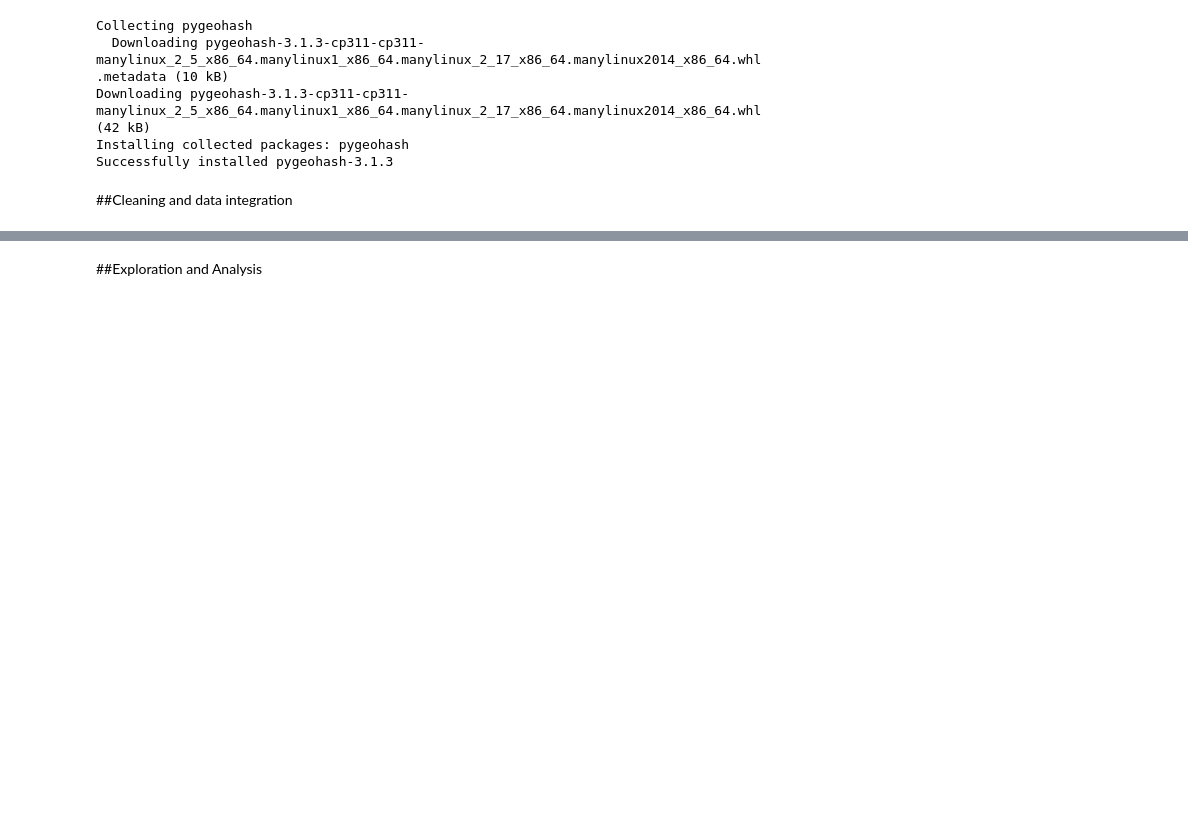
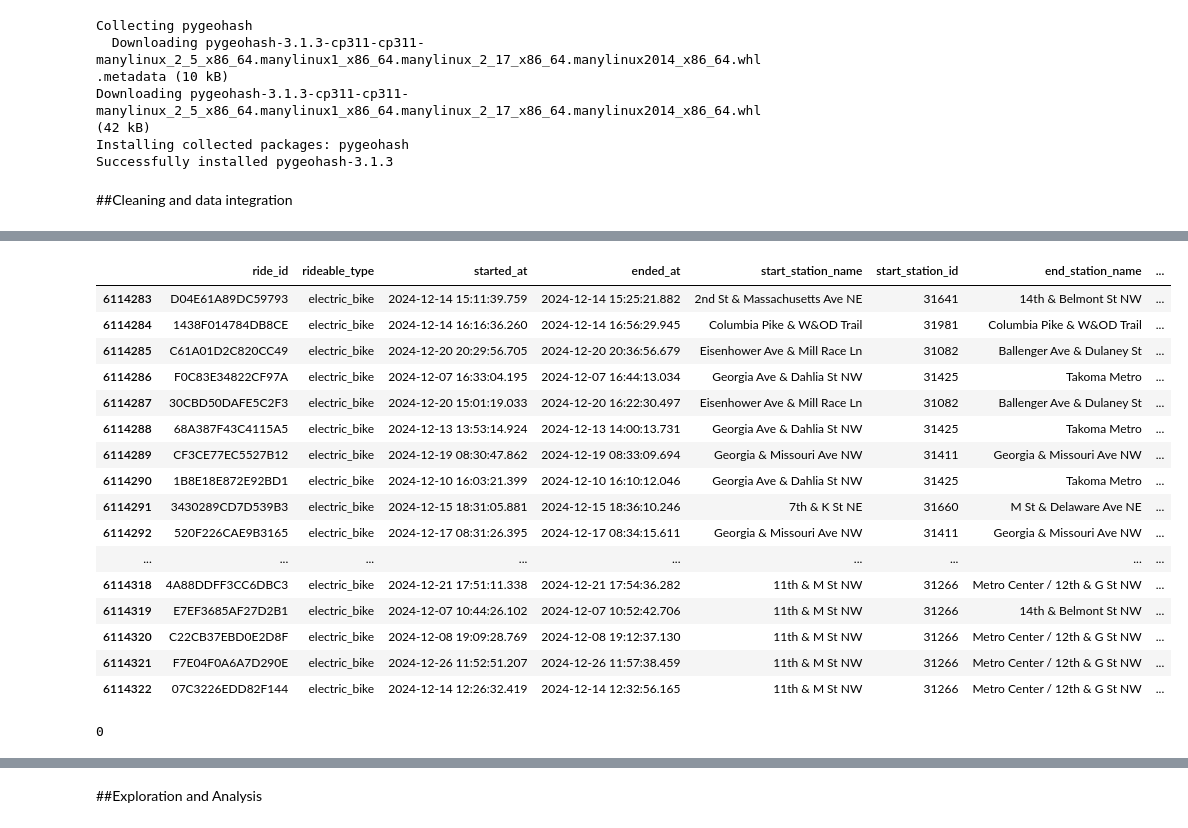
Before and after one commit to angiegh2002/capital-bike-diaries, a Jupyter notebook: Data_mining_homwork/data_homewrk.ipynb, the cells around one changed output, grey strips where cells are left out. Saved outputs shown, nothing was run; the diff lists cells and outputs as text; code cells hidden in the pictures; blank space fills up the shorter version.

```diff
--- a/Data_mining_homwork/data_homewrk.ipynb
+++ b/Data_mining_homwork/data_homewrk.ipynb
@@ -64,0 +31,16 @@ for file in folder_path.iterdir():
+# %%
+folder_path = Path('/content/Dataset data/')
+#بيانات الرحلات اليومية
+df_rent = pd.read_parquet(folder_path / "daily-rent.parquet") #df_rent: يحتوي على كافة الرحلات اليومية لاستئجار الدراجات
+df_sampled_rent = pd.read_parquet(folder_path / "daily-rent-sampled.parquet") # نسخة مُصغّرة أو عيّنة من df_rent
+#بيانات الطقس
+df_weather = pd.read_csv(folder_path / "Washington,DC,USA 2024-01-01 to 2024-12-31.csv") # يحتوي على بيانات الطقس اليومية في واشنطن العاصمة من 1 يناير إلى 31 ديسمبر 2024.
+#بيانات المحطات
+df_stations_table = pd.read_csv(folder_path / "stations.csv") #جدول إضافي للمحطات، قد يحتوي على تفاصيل أخرى مثل معرّف المحطة (ID)، الاسم، عدد الأرصفة، إلخ
+df_stations_info = pd.read_csv(folder_path / "Capital_Bikeshare_Locations.csv")  #معلومات حول مواقع محطات استئجار الدراجات الإحداثيات، اسم المحطة، إلخ.
+#بيانات جغرافية ومناطق
+df_cbd = gpd.read_file(folder_path / "DDOT_Central_Business_District.geojson") # المنطقة التجارية المركزية – تُستخدم لتحديد ما إذا كانت الرحلة بدأت أو انتهت داخل هذه المنطقة.
+df_zones = gpd.read_file(folder_path / "Residential_and_Visitor_Parking_Zones.geojson") #مناطق وقوف السيارات السكنية والزوار (Residential and Visitor Parking Zones).
+#بيانات النقل العام
+df_metro = pd.read_csv(folder_path / "Metro_Bus_Stops.csv") #مواقف حافلات المترو (Metro Bus Stops).
+df_shuttle = pd.read_csv(folder_path / "Shuttle_Bus_Stops.csv") # مواقف حافلات النقل الصغيرة (Shuttle Bus Stops).
@@ -64,0 +99,24 @@ for file in folder_path.iterdir():
+# %%
+df_rent.tail(40)
+# %% [output]
+|  | ride_id | rideable_type | started_at | ended_at | start_station_name | start_station_id | end_station_name | ... |
+| 6114283 | D04E61A89DC59793 | electric_bike | 2024-12-14 15:11:39.759 | 2024-12-14 15:25:21.882 | 2nd St & Massachusetts Ave NE | 31641 | 14th & Belmont St NW | ... |
+| 6114284 | 1438F014784DB8CE | electric_bike | 2024-12-14 16:16:36.260 | 2024-12-14 16:56:29.945 | Columbia Pike & W&OD Trail | 31981 | Columbia Pike & W&OD Trail | ... |
+| 6114285 | C61A01D2C820CC49 | electric_bike | 2024-12-20 20:29:56.705 | 2024-12-20 20:36:56.679 | Eisenhower Ave & Mill Race Ln | 31082 | Ballenger Ave & Dulaney St | ... |
+| 6114286 | F0C83E34822CF97A | electric_bike | 2024-12-07 16:33:04.195 | 2024-12-07 16:44:13.034 | Georgia Ave & Dahlia St NW | 31425 | Takoma Metro | ... |
+| 6114287 | 30CBD50DAFE5C2F3 | electric_bike | 2024-12-20 15:01:19.033 | 2024-12-20 16:22:30.497 | Eisenhower Ave & Mill Race Ln | 31082 | Ballenger Ave & Dulaney St | ... |
+| 6114288 | 68A387F43C4115A5 | electric_bike | 2024-12-13 13:53:14.924 | 2024-12-13 14:00:13.731 | Georgia Ave & Dahlia St NW | 31425 | Takoma Metro | ... |
+| 6114289 | CF3CE77EC5527B12 | electric_bike | 2024-12-19 08:30:47.862 | 2024-12-19 08:33:09.694 | Georgia & Missouri Ave NW | 31411 | Georgia & Missouri Ave NW | ... |
+| 6114290 | 1B8E18E872E92BD1 | electric_bike | 2024-12-10 16:03:21.399 | 2024-12-10 16:10:12.046 | Georgia Ave & Dahlia St NW | 31425 | Takoma Metro | ... |
+| 6114291 | 3430289CD7D539B3 | electric_bike | 2024-12-15 18:31:05.881 | 2024-12-15 18:36:10.246 | 7th & K St NE | 31660 | M St & Delaware Ave NE | ... |
+| 6114292 | 520F226CAE9B3165 | electric_bike | 2024-12-17 08:31:26.395 | 2024-12-17 08:34:15.611 | Georgia & Missouri Ave NW | 31411 | Georgia & Missouri Ave NW | ... |
+| ... | ... | ... | ... | ... | ... | ... | ... | ... |
+| 6114318 | 4A88DDFF3CC6DBC3 | electric_bike | 2024-12-21 17:51:11.338 | 2024-12-21 17:54:36.282 | 11th & M St NW | 31266 | Metro Center / 12th & G St NW | ... |
+| 6114319 | E7EF3685AF27D2B1 | electric_bike | 2024-12-07 10:44:26.102 | 2024-12-07 10:52:42.706 | 11th & M St NW | 31266 | 14th & Belmont St NW | ... |
+| 6114320 | C22CB37EBD0E2D8F | electric_bike | 2024-12-08 19:09:28.769 | 2024-12-08 19:12:37.130 | 11th & M St NW | 31266 | Metro Center / 12th & G St NW | ... |
+| 6114321 | F7E04F0A6A7D290E | electric_bike | 2024-12-26 11:52:51.207 | 2024-12-26 11:57:38.459 | 11th & M St NW | 31266 | Metro Center / 12th & G St NW | ... |
+| 6114322 | 07C3226EDD82F144 | electric_bike | 2024-12-14 12:26:32.419 | 2024-12-14 12:32:56.165 | 11th & M St NW | 31266 | Metro Center / 12th & G St NW | ... |
+# %%
+print(df_rent.duplicated().sum())
+# %% [output]
+0
```
Also changed, not shown: parts of 14 cells of this notebook.
